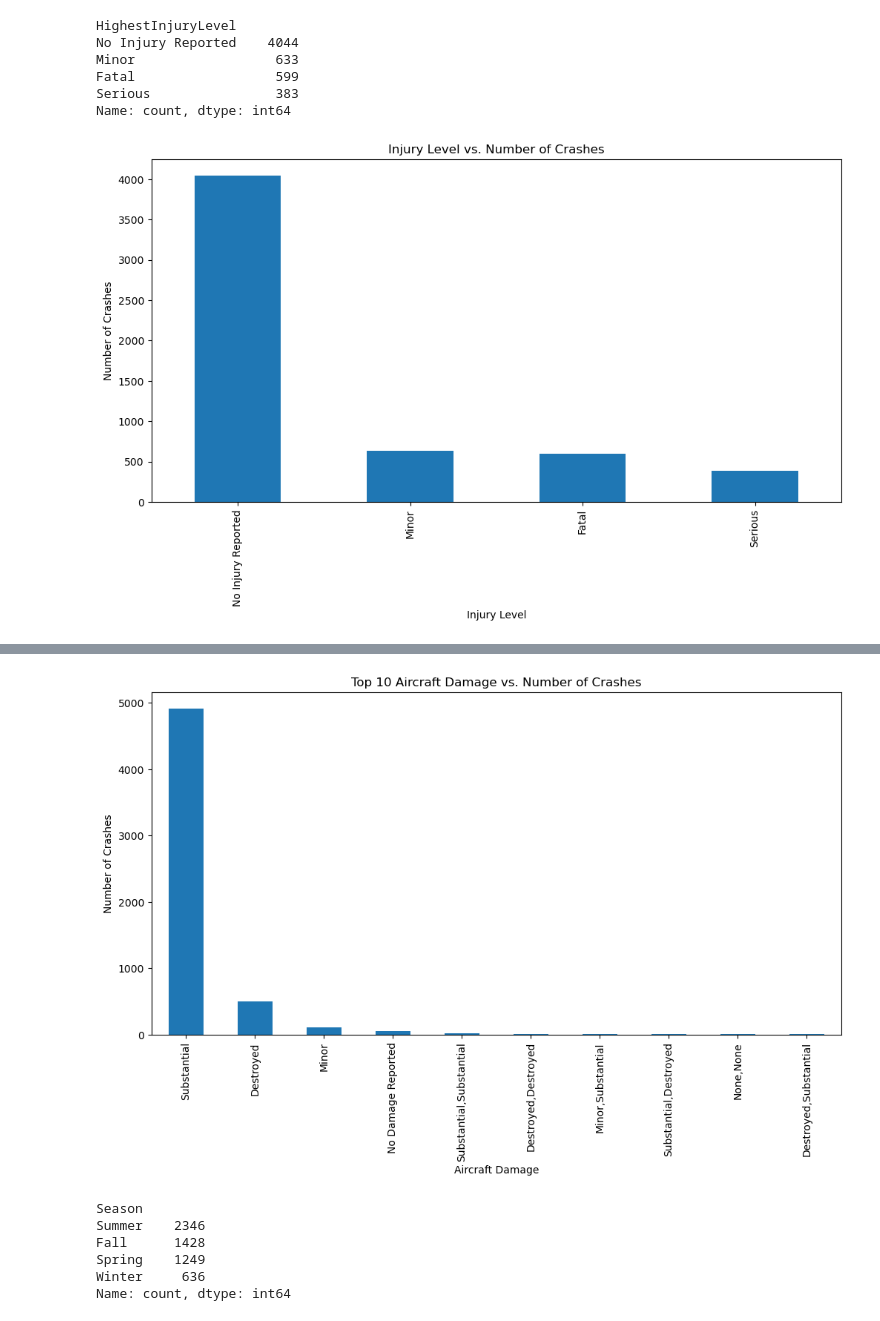
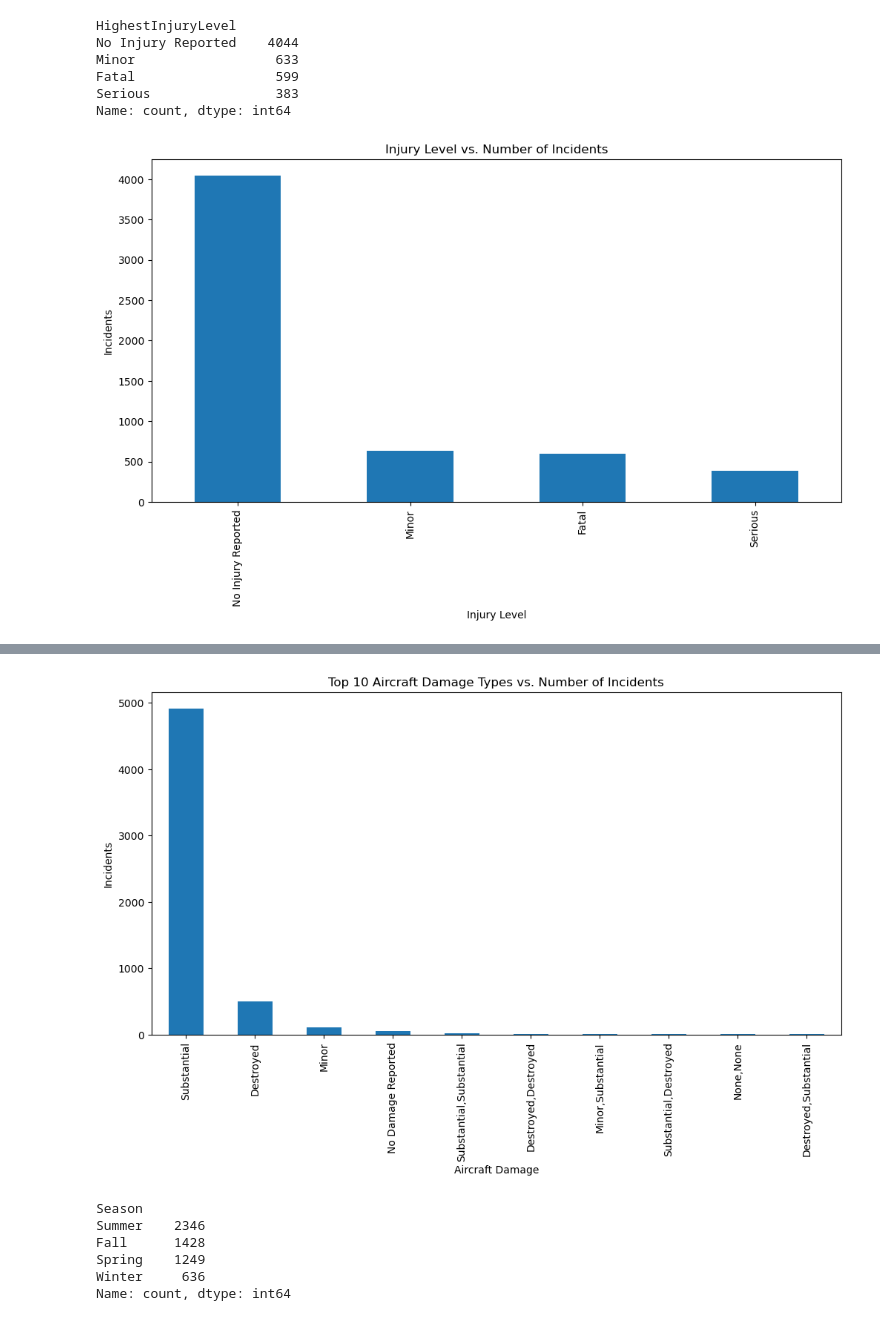
Before and after one commit to TheMirch/dsi-group-project, a Jupyter notebook: code/nolan_eda.ipynb, the cells around one changed output, grey strips where cells are left out. Cells and saved outputs as stored; diff of their text form; code cells hidden in the pictures.

```diff
--- a/code/nolan_eda.ipynb
+++ b/code/nolan_eda.ipynb
@@ -49,12 +49,13 @@ injury_level_counts = ak.HighestInjuryLevel.value_counts()
 # %%
 plt.figure(figsize=(12, 6))
 injury_level_counts.plot(kind='bar')
-plt.title('Injury Level vs. Number of Crashes')
+plt.title('Injury Level vs. Number of Incidents')
 plt.xlabel('Injury Level')
-plt.ylabel('Number of Crashes')
+plt.ylabel('Incidents')
+plt.savefig('../images/incidents_by_injury_level.png')
 plt.show()
 # %% [output]
-[figure, old version]
+[figure, new version]
 # %%
 ak.AirCraftDamage.value_counts()
 # %% [output]
@@ -83,12 +84,12 @@ aircraft_damage_counts = ak.AirCraftDamage.value_counts().head(10)
 # %%
 plt.figure(figsize=(12, 6))
 aircraft_damage_counts.plot(kind='bar')
-plt.title('Top 10 Aircraft Damage vs. Number of Crashes')
+plt.title('Top 10 Aircraft Damage Types vs. Number of Incidents')
 plt.xlabel('Aircraft Damage')
-plt.ylabel('Number of Crashes')
+plt.ylabel('Incidents')
 plt.show()
 # %% [output]
-[figure, old version]
+[figure, new version]
 # %%
 ak.Season.value_counts()
 # %% [output]
```
Also changed, not shown: parts of 3 cells of this notebook, 6 other files.
